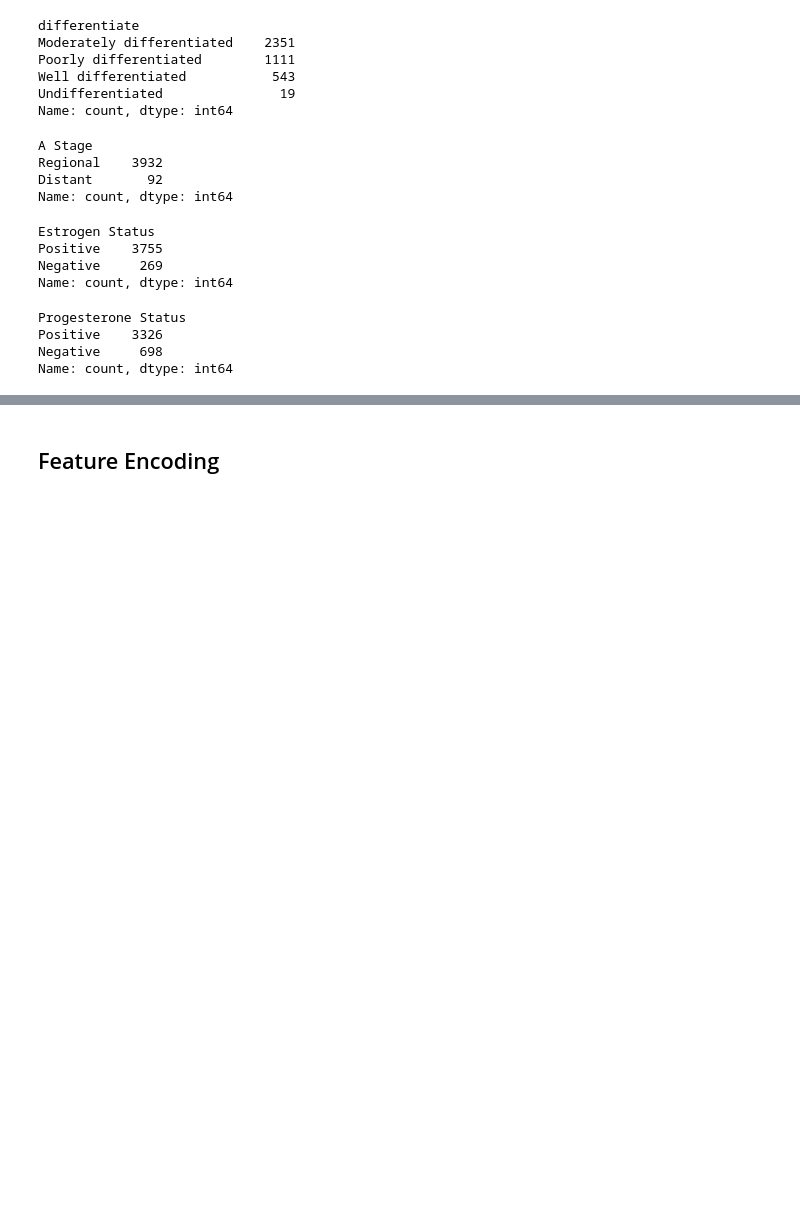
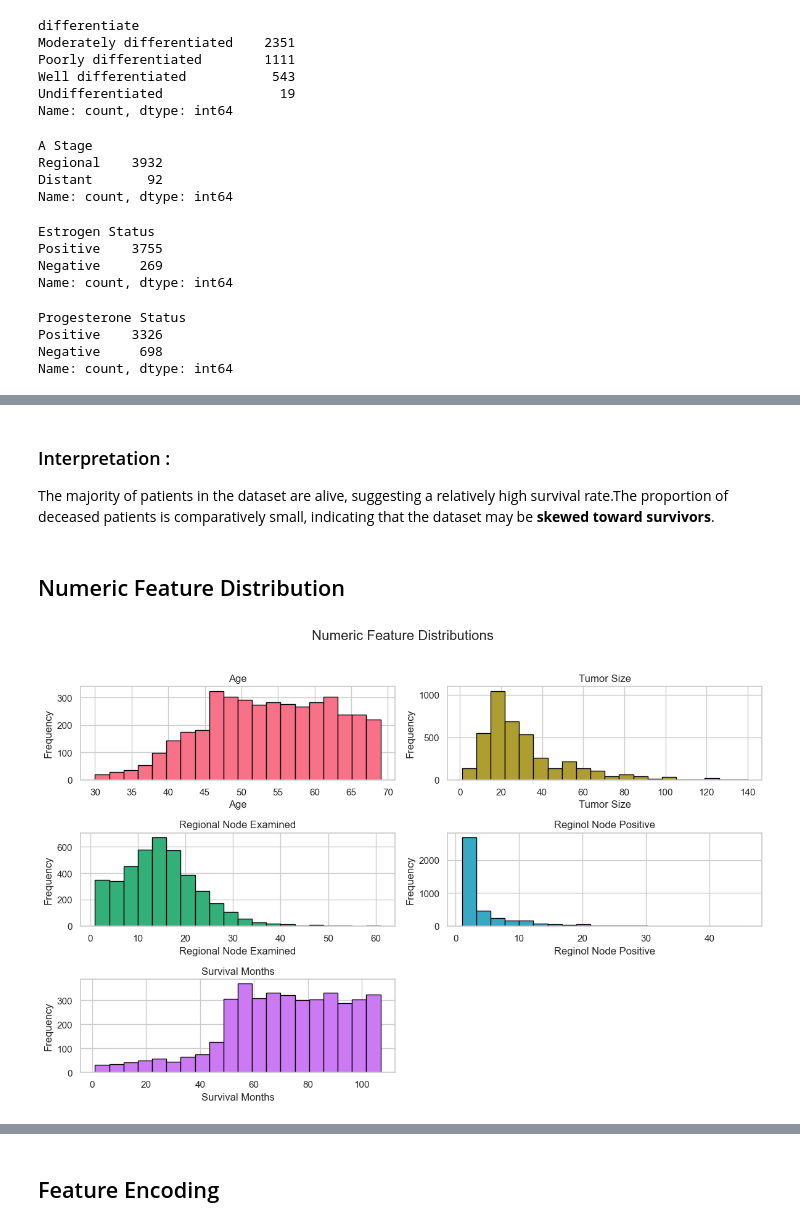
Before and after one commit to Shikta2003/Breast-Cancer-Prediction, a Jupyter notebook: Breast Cancer Prediction.ipynb, the cells around one changed output, grey strips where cells are left out. Saved outputs shown, nothing was run; the diff lists cells and outputs as text; code cells hidden in the pictures; blank space fills up the shorter version.

```diff
--- a/Breast Cancer Prediction.ipynb
+++ b/Breast Cancer Prediction.ipynb
@@ -198,0 +139,26 @@ plt.show()  #See how AJCC stage overlaps with 6th edition stage
+# %% [markdown]
+### Interpretation :
+ The majority of patients in the dataset are alive, suggesting a relatively high survival rate.The proportion of deceased patients is comparatively small, indicating that the dataset may be **skewed toward survivors**.
+# %% [markdown]
+## Numeric Feature Distribution
+# %%
+num_cols = df.select_dtypes(include=['int64', 'float64']).columns
+sns.set(style="whitegrid")
+colors = sns.color_palette("husl", len(num_cols))
+fig, axes = plt.subplots(len(num_cols) // 2 + len(num_cols) % 2, 2, figsize=(12, 8))
+axes = axes.flatten()
+
+for i, col in enumerate(num_cols):
+    axes[i].hist(df[col], bins=20, color=colors[i], edgecolor='black')
+    axes[i].set_title(col, fontsize=12)
+    axes[i].set_ylabel("Frequency")
+    axes[i].set_xlabel(col)
+
+for j in range(i+1, len(axes)):
+    fig.delaxes(axes[j])
+
+plt.suptitle("Numeric Feature Distributions", fontsize=16)
+plt.tight_layout(rect=[0, 0, 1, 0.96])
+plt.show()
+# %% [output]
+[figure, added]
```
Also changed, not shown: parts of 59 cells of this notebook.
